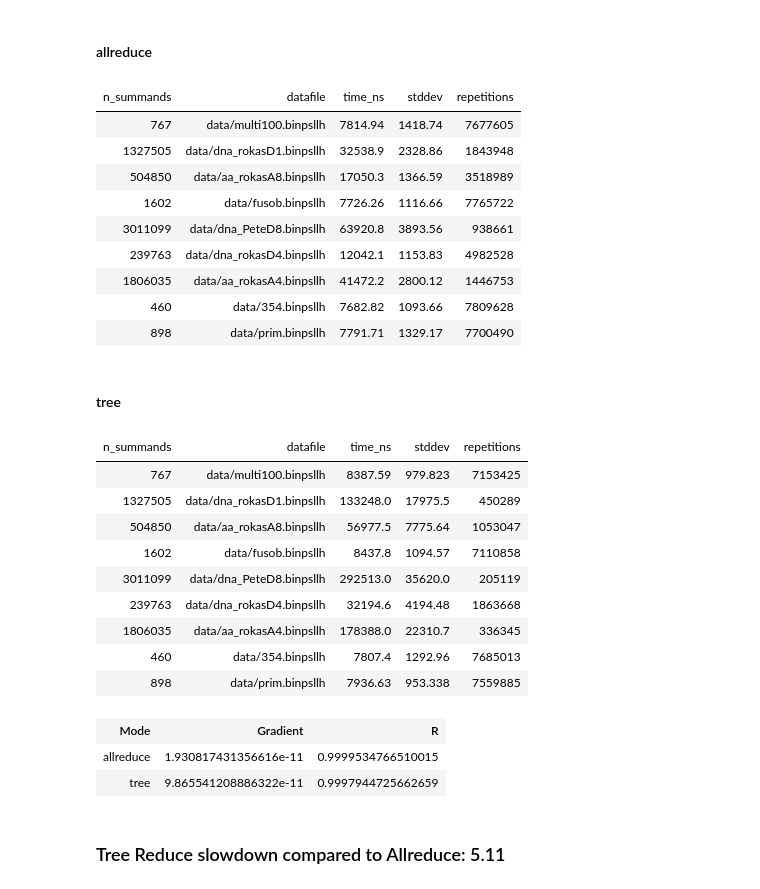
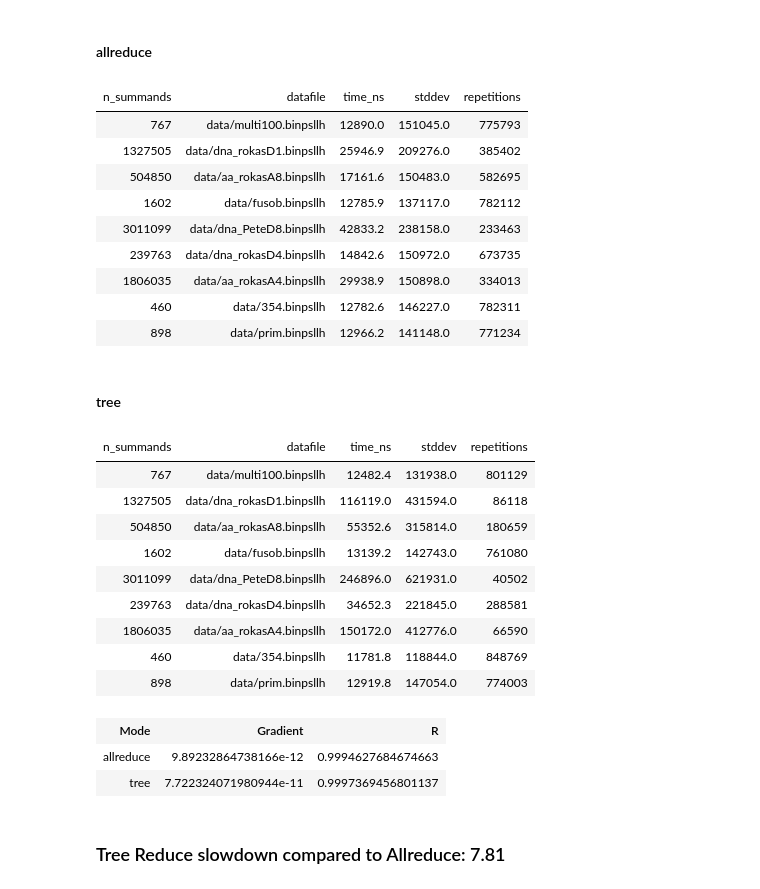
Before and after one commit to stelzch/allreduce, a Jupyter notebook: benchmarks/visualize.ipynb, the cells around one changed output. Cells and saved outputs as stored; diff of their text form; code cells hidden in the pictures.

```diff
--- a/benchmarks/visualize.ipynb
+++ b/benchmarks/visualize.ipynb
@@ -31,3 +30,5 @@ run_id = 3
+# %%
+run_id = 7
 # %%
 %matplotlib notebook
 import sqlite3
@@ -84,54 +85,54 @@ ax.xaxis.set_major_formatter(formatter1)
 for mode, v in settings.items():
     if not v["include"]:
         continue
 
     fetch_data(mode)
     data = cur.fetchall()
     display(HTML(f"<h4>{mode}</h4>"))
     display_result(cur, data)
 
     ar_x, ar_y, ar_error = xye(data)
-    ax.errorbar(ar_x, ar_y, yerr=ar_error, fmt=v["fmt"], label=v["label"])
+    ax.errorbar(ar_x, ar_y, yerr=ar_error, fmt=v["fmt"], label=v["label"], capsize=4.0)
 
     if linreg:
         settings[mode]["linreg"] = linregress(ar_x, ar_y)
         gradient, intercept, r_value, p_value, std_err = settings[mode]["linreg"]
         x1 = np.linspace(min(ar_x), max(ar_x), 50)
         y1 = gradient * x1 + intercept
         plt.plot(x1, y1)
 
 ax.legend(loc='upper left')
 
 ax.set_xlim(left=0)
 #ax.set_ylim(bottom=0)
 
 plt.show()
 plt.savefig(fname="figure.svg")
 # %% [output]
 [interactive output not drawn]
 [interactive output not drawn]
 allreduce
 | n_summands | datafile | time_ns | stddev | repetitions |
-| 767 | data/multi100.binpsllh | 7814.94 | 1418.74 | 7677605 |
-| 1327505 | data/dna_rokasD1.binpsllh | 32538.9 | 2328.86 | 1843948 |
-| 504850 | data/aa_rokasA8.binpsllh | 17050.3 | 1366.59 | 3518989 |
-| 1602 | data/fusob.binpsllh | 7726.26 | 1116.66 | 7765722 |
-| 3011099 | data/dna_PeteD8.binpsllh | 63920.8 | 3893.56 | 938661 |
-| 239763 | data/dna_rokasD4.binpsllh | 12042.1 | 1153.83 | 4982528 |
-| 1806035 | data/aa_rokasA4.binpsllh | 41472.2 | 2800.12 | 1446753 |
-| 460 | data/354.binpsllh | 7682.82 | 1093.66 | 7809628 |
-| 898 | data/prim.binpsllh | 7791.71 | 1329.17 | 7700490 |
+| 767 | data/multi100.binpsllh | 12890.0 | 151045.0 | 775793 |
+| 1327505 | data/dna_rokasD1.binpsllh | 25946.9 | 209276.0 | 385402 |
+| 504850 | data/aa_rokasA8.binpsllh | 17161.6 | 150483.0 | 582695 |
+| 1602 | data/fusob.binpsllh | 12785.9 | 137117.0 | 782112 |
+| 3011099 | data/dna_PeteD8.binpsllh | 42833.2 | 238158.0 | 233463 |
+| 239763 | data/dna_rokasD4.binpsllh | 14842.6 | 150972.0 | 673735 |
+| 1806035 | data/aa_rokasA4.binpsllh | 29938.9 | 150898.0 | 334013 |
+| 460 | data/354.binpsllh | 12782.6 | 146227.0 | 782311 |
+| 898 | data/prim.binpsllh | 12966.2 | 141148.0 | 771234 |
 tree
 | n_summands | datafile | time_ns | stddev | repetitions |
-| 767 | data/multi100.binpsllh | 8387.59 | 979.823 | 7153425 |
-| 1327505 | data/dna_rokasD1.binpsllh | 133248.0 | 17975.5 | 450289 |
-| 504850 | data/aa_rokasA8.binpsllh | 56977.5 | 7775.64 | 1053047 |
-| 1602 | data/fusob.binpsllh | 8437.8 | 1094.57 | 7110858 |
-| 3011099 | data/dna_PeteD8.binpsllh | 292513.0 | 35620.0 | 205119 |
-| 239763 | data/dna_rokasD4.binpsllh | 32194.6 | 4194.48 | 1863668 |
-| 1806035 | data/aa_rokasA4.binpsllh | 178388.0 | 22310.7 | 336345 |
-| 460 | data/354.binpsllh | 7807.4 | 1292.96 | 7685013 |
-| 898 | data/prim.binpsllh | 7936.63 | 953.338 | 7559885 |
+| 767 | data/multi100.binpsllh | 12482.4 | 131938.0 | 801129 |
+| 1327505 | data/dna_rokasD1.binpsllh | 116119.0 | 431594.0 | 86118 |
+| 504850 | data/aa_rokasA8.binpsllh | 55352.6 | 315814.0 | 180659 |
+| 1602 | data/fusob.binpsllh | 13139.2 | 142743.0 | 761080 |
+| 3011099 | data/dna_PeteD8.binpsllh | 246896.0 | 621931.0 | 40502 |
+| 239763 | data/dna_rokasD4.binpsllh | 34652.3 | 221845.0 | 288581 |
+| 1806035 | data/aa_rokasA4.binpsllh | 150172.0 | 412776.0 | 66590 |
+| 460 | data/354.binpsllh | 11781.8 | 118844.0 | 848769 |
+| 898 | data/prim.binpsllh | 12919.8 | 147054.0 | 774003 |
 # %%
 def display_table2(data, header = []):
     html = "<table>"
@@ -153,11 +154,11 @@ if linreg:
     display_table2(t, header=header)
 # %% [output]
 | Mode | Gradient | R |
-| allreduce | 1.930817431356616e-11 | 0.9999534766510015 |
-| tree | 9.865541208886322e-11 | 0.9997944725662659 |
+| allreduce | 9.89232864738166e-12 | 0.9994627684674663 |
+| tree | 7.722324071980944e-11 | 0.9997369456801137 |
 # %%
 if linreg:
     slowdown = settings["tree"]["linreg"][0] / settings["allreduce"]["linreg"][0]
     display(HTML(f"<h3>Tree Reduce slowdown compared to Allreduce: {round(slowdown,2)}"))
 # %% [output]
-Tree Reduce slowdown compared to Allreduce: 5.11
+Tree Reduce slowdown compared to Allreduce: 7.81
```
Also changed, not shown: parts of 3 cells of this notebook, 1 other file.
